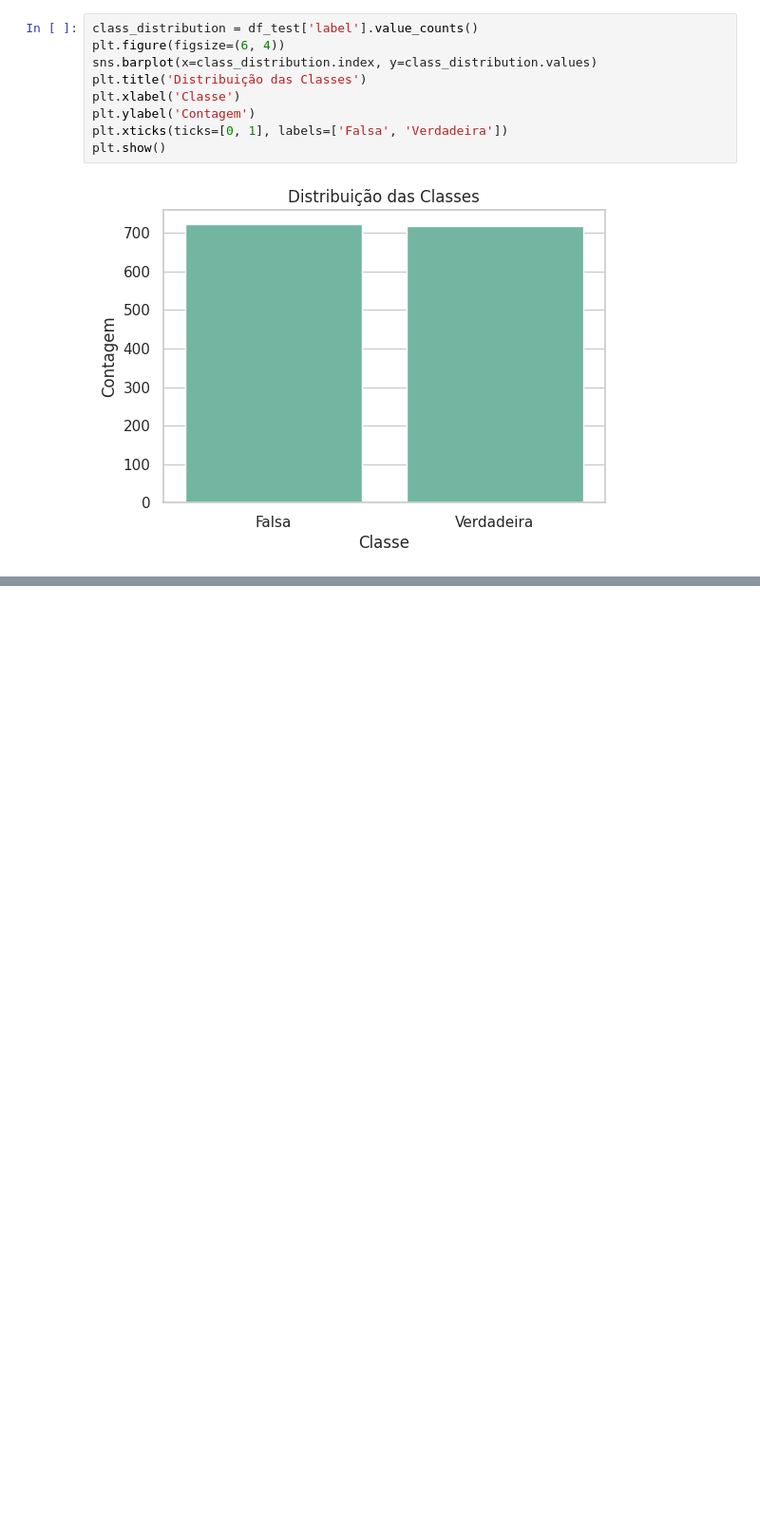
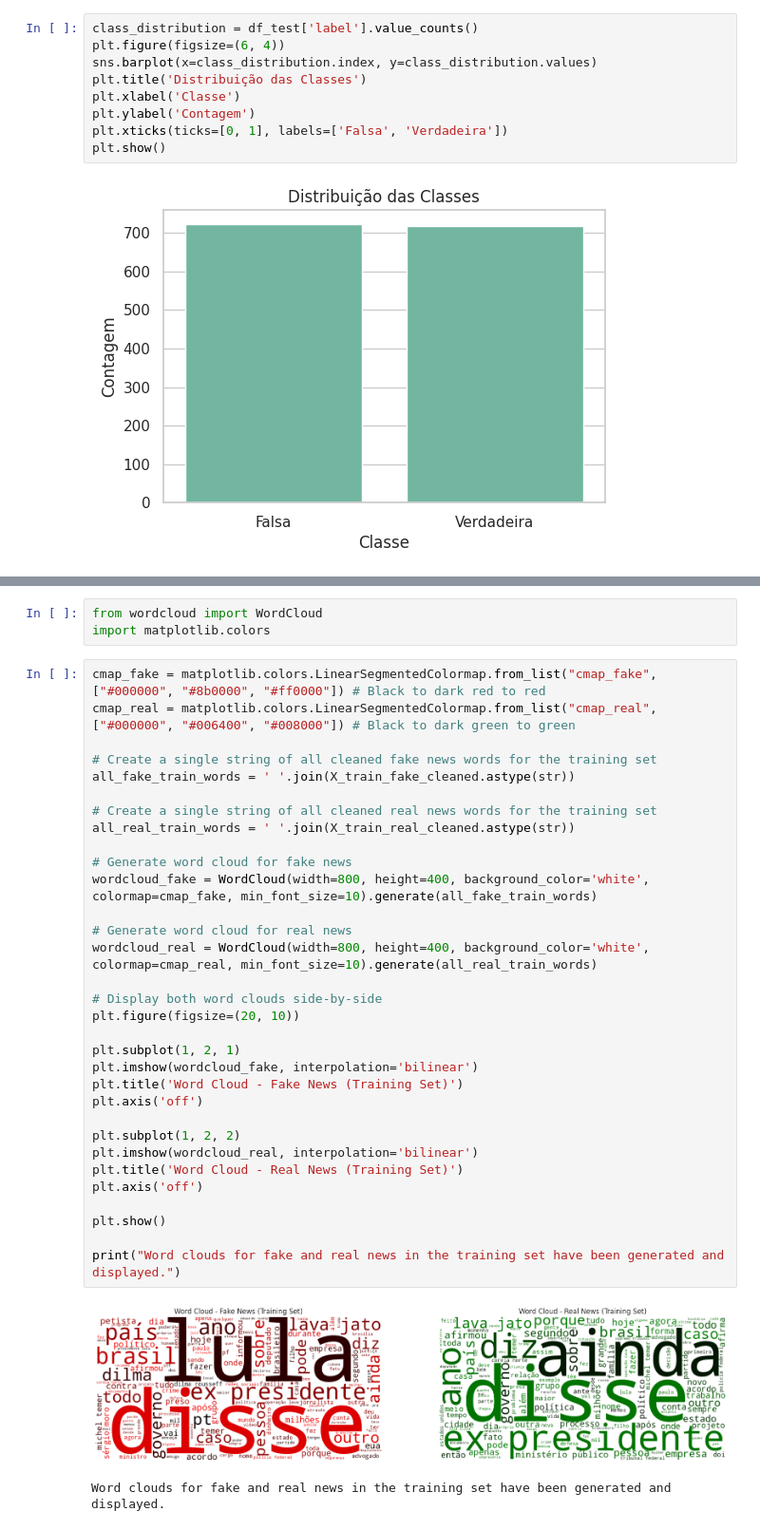
Before and after one commit to Gui-Rigaud/fake-news-detection, a Jupyter notebook: Detecção_de_Fake_News_Projeto_CIN0144.ipynb, the cells around one changed output, grey strips where cells are left out. Shown at 95% size. Drawn from its saved outputs; the diff is of its cells as text; blank space fills up the shorter version.

```diff
--- a/Detecção_de_Fake_News_Projeto_CIN0144.ipynb
+++ b/Detecção_de_Fake_News_Projeto_CIN0144.ipynb
@@ -169,0 +450,38 @@ Name: count, dtype: int64
+# %%
+from wordcloud import WordCloud
+import matplotlib.colors
+# %%
+cmap_fake = matplotlib.colors.LinearSegmentedColormap.from_list("cmap_fake", ["#000000", "#8b0000", "#ff0000"]) # Black to dark red to red
+cmap_real = matplotlib.colors.LinearSegmentedColormap.from_list("cmap_real", ["#000000", "#006400", "#008000"]) # Black to dark green to green
+
+# Create a single string of all cleaned fake news words for the training set
+all_fake_train_words = ' '.join(X_train_fake_cleaned.astype(str))
+
+# Create a single string of all cleaned real news words for the training set
+all_real_train_words = ' '.join(X_train_real_cleaned.astype(str))
+
+# Generate word cloud for fake news
+wordcloud_fake = WordCloud(width=800, height=400, background_color='white', colormap=cmap_fake, min_font_size=10).generate(all_fake_train_words)
+
+# Generate word cloud for real news
+wordcloud_real = WordCloud(width=800, height=400, background_color='white', colormap=cmap_real, min_font_size=10).generate(all_real_train_words)
+
+# Display both word clouds side-by-side
+plt.figure(figsize=(20, 10))
+
+plt.subplot(1, 2, 1)
+plt.imshow(wordcloud_fake, interpolation='bilinear')
+plt.title('Word Cloud - Fake News (Training Set)')
+plt.axis('off')
+
+plt.subplot(1, 2, 2)
+plt.imshow(wordcloud_real, interpolation='bilinear')
+plt.title('Word Cloud - Real News (Training Set)')
+plt.axis('off')
+
+plt.show()
+
+print("Word clouds for fake and real news in the training set have been generated and displayed.")
+# %% [output]
+[figure, added]
+Word clouds for fake and real news in the training set have been generated and displayed.
```
Also changed, not shown: parts of 26 cells of this notebook.
